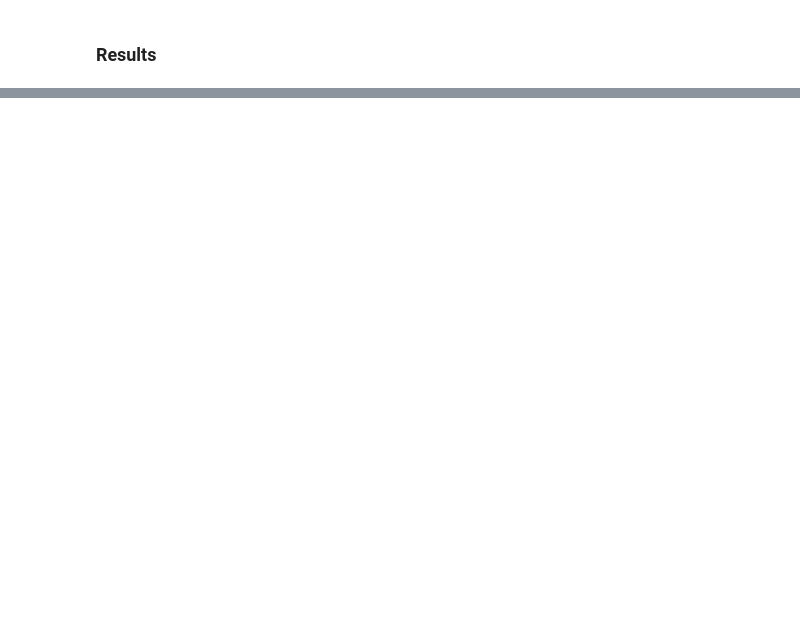
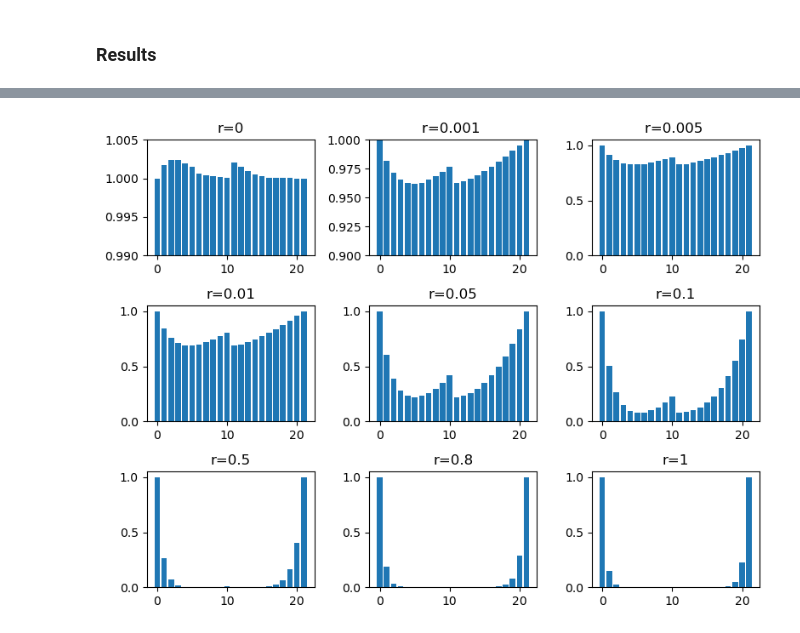
Before and after one commit to std92050/AMM, a Jupyter notebook: AMM/Bellman equation.ipynb, the cells around one changed output, grey strips where cells are left out. Cells and saved outputs as stored; diff of their text form; code cells hidden in the pictures; blank space fills up the shorter version.

```diff
--- a/AMM/Bellman equation.ipynb
+++ b/AMM/Bellman equation.ipynb
@@ -361,0 +456,46 @@ V_array=V(k, ln_Pa, ln_Pb , ln_Pl , ln_Pu , L , gamma , r , p)
+# %%
+fig , ax =plt.subplots(3,3 , figsize=(8,6))
+
+V_0_normalized = np.array( [ V_0[n]/wealth(n ,N,k,gamma,ln_Pa,ln_Pb,ln_Pl,L) for n in range(2*N+2)])
+V_1_normalized = np.array( [ V_1[n]/wealth(n ,N,k,gamma,ln_Pa,ln_Pb,ln_Pl,L) for n in range(2*N+2)])
+V_2_normalized = np.array( [ V_2[n]/wealth(n ,N,k,gamma,ln_Pa,ln_Pb,ln_Pl,L) for n in range(2*N+2)])
+V_3_normalized = np.array( [ V_3[n]/wealth(n ,N,k,gamma,ln_Pa,ln_Pb,ln_Pl,L) for n in range(2*N+2)])
+V_4_normalized = np.array( [ V_4[n]/wealth(n ,N,k,gamma,ln_Pa,ln_Pb,ln_Pl,L) for n in range(2*N+2)])
+V_5_normalized = np.array( [ V_5[n]/wealth(n ,N,k,gamma,ln_Pa,ln_Pb,ln_Pl,L) for n in range(2*N+2)])
+V_6_normalized = np.array( [ V_6[n]/wealth(n ,N,k,gamma,ln_Pa,ln_Pb,ln_Pl,L) for n in range(2*N+2)])
+V_7_normalized = np.array( [ V_7[n]/wealth(n ,N,k,gamma,ln_Pa,ln_Pb,ln_Pl,L) for n in range(2*N+2)])
+V_8_normalized = np.array( [ V_8[n]/wealth(n ,N,k,gamma,ln_Pa,ln_Pb,ln_Pl,L) for n in range(2*N+2)])
+
+N = ln_Pu - ln_Pl -1
+
+ax[0,0].bar(np.arange(2*N+2), V_0_normalized    )
+ax[0,0].set_title( "r=0")
+ax[0,0].set_ylim(0.99,1.005)
+
+ax[0,1].bar(np.arange(2*N+2),V_1_normalized   )
+ax[0,1].set_title( "r=0.001 ")
+ax[0,1].set_ylim(0.9,1)
+
+ax[0,2].bar(np.arange(2*N+2),V_2_normalized   )
+ax[0,2].set_title( "r=0.005 ")
+
+ax[1,0].bar(np.arange(2*N+2),V_3_normalized  )
+ax[1,0].set_title( "r=0.01")
+
+ax[1,1].bar(np.arange(2*N+2),V_4_normalized  )
+ax[1,1].set_title( "r=0.05")
+
+ax[1,2].bar(np.arange(2*N+2),V_5_normalized )
+ax[1,2].set_title( "r=0.1")
+
+ax[2,0].bar(np.arange(2*N+2),V_6_normalized  )
+ax[2,0].set_title( "r=0.5")
+
+ax[2,1].bar(np.arange(2*N+2),V_7_normalized  )
+ax[2,1].set_title( "r=0.8")
+
+ax[2,2].bar(np.arange(2*N+2),V_8_normalized  )
+ax[2,2].set_title( "r=1")
+plt.tight_layout()
+# %% [output]
+[figure, added]
```
Also changed, not shown: parts of 34 cells of this notebook.
